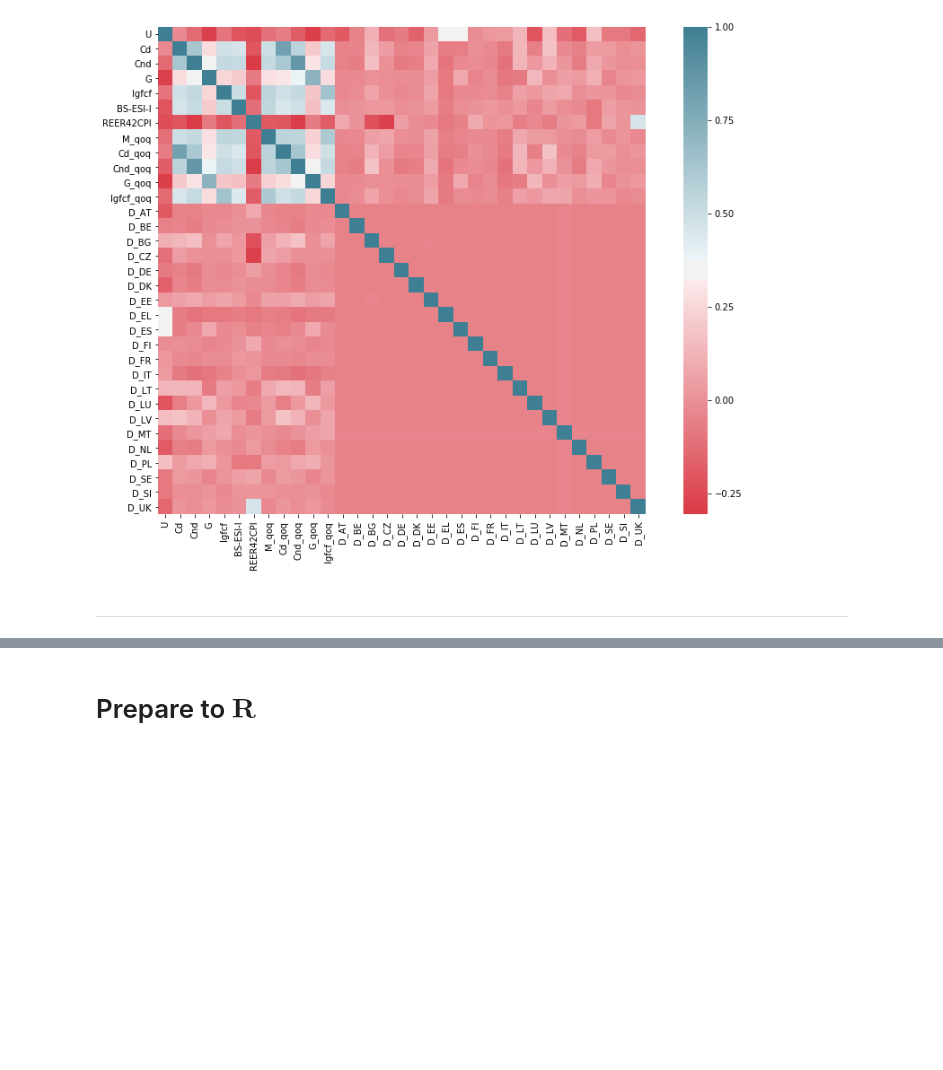
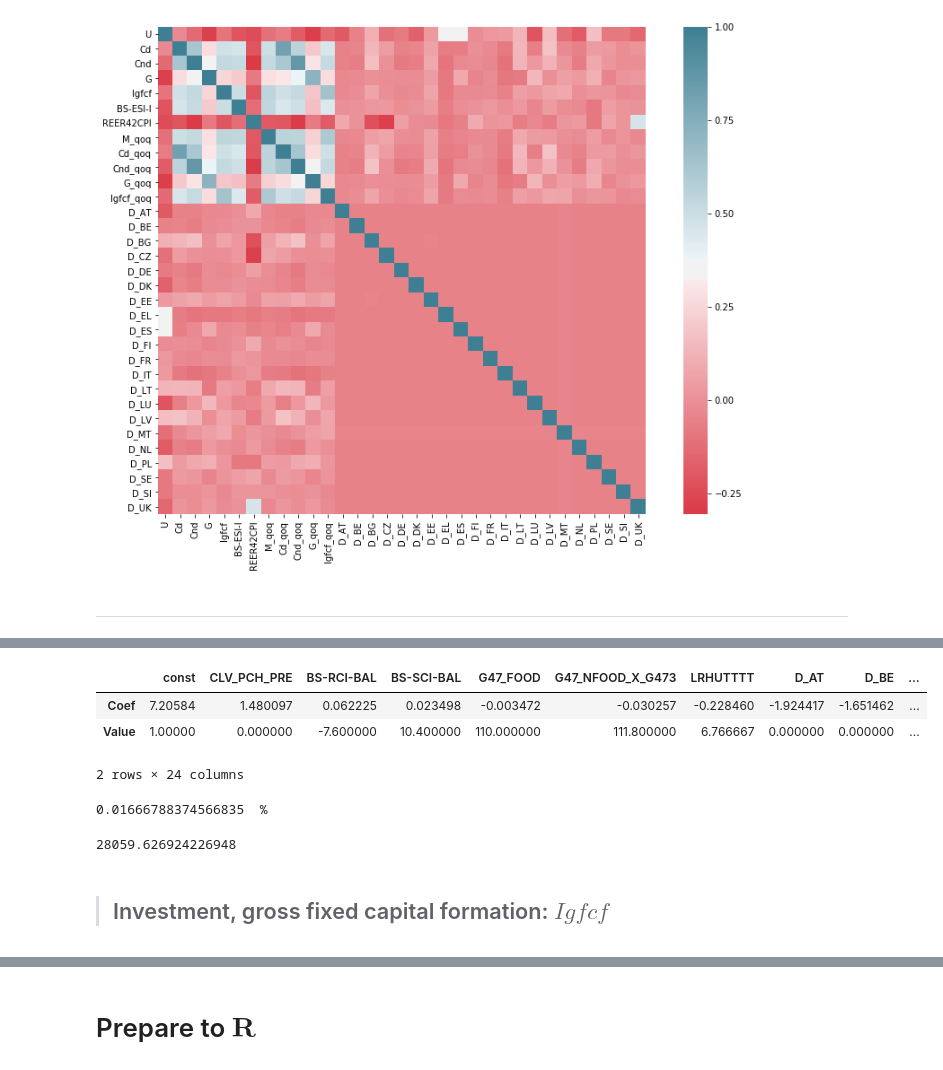
Before and after one commit to boturon/NovaSBE_Courses, a Jupyter notebook: 1107_macroeconomic-policies/assignment/pred-gdp/data.ipynb, the cells around one changed output, grey strips where cells are left out. Drawn from its saved outputs; the diff is of its cells as text; code cells hidden in the pictures; blank space fills up the shorter version.

```diff
--- a/1107_macroeconomic-policies/assignment/pred-gdp/data.ipynb
+++ b/1107_macroeconomic-policies/assignment/pred-gdp/data.ipynb
@@ -1114,0 +1150,22 @@ _______________________
+# %%
+Cnd_pred = pd.DataFrame(Cnd3_results.params, columns=["Coef"]);
+Cnd_pred["Value"] = 0
+Cnd_pred.at["const":"LRHUTTTT","Value"] = [1, 0, -7.6, 10.4, 110, 111.8, 6.76666666666667]
+# %%
+Cnd_pred.transpose()
+# %% [output]
+|  | const | CLV_PCH_PRE | BS-RCI-BAL | BS-SCI-BAL | G47_FOOD | G47_NFOOD_X_G473 | LRHUTTTT | D_AT | D_BE | ... |
+| Coef | 7.20584 | 1.480097 | 0.062225 | 0.023498 | -0.003472 | -0.030257 | -0.228460 | -1.924417 | -1.651462 | ... |
+| Value | 1.00000 | 0.000000 | -7.600000 | 10.400000 | 110.000000 | 111.800000 | 6.766667 | 0.000000 | 0.000000 | ... |
+2 rows × 24 columns
+# %%
+Cnd_g = (Cnd_pred["Coef"]@Cnd_pred["Value"])/100; print(Cnd_g, " %")
+# %% [output]
+0.01666788374566835  %
+# %%
+Cnd_2017Q3 =  27599.6
+Cnd_2018Q3 = (1+Cnd_g)*Cnd_2017Q3; print(Cnd_2018Q3)
+# %% [output]
+28059.626924226948
+# %% [markdown]
+>## Investment, gross fixed capital formation: $Igfcf$
```
Also changed, not shown: parts of 39 cells of this notebook, 16 other files.
